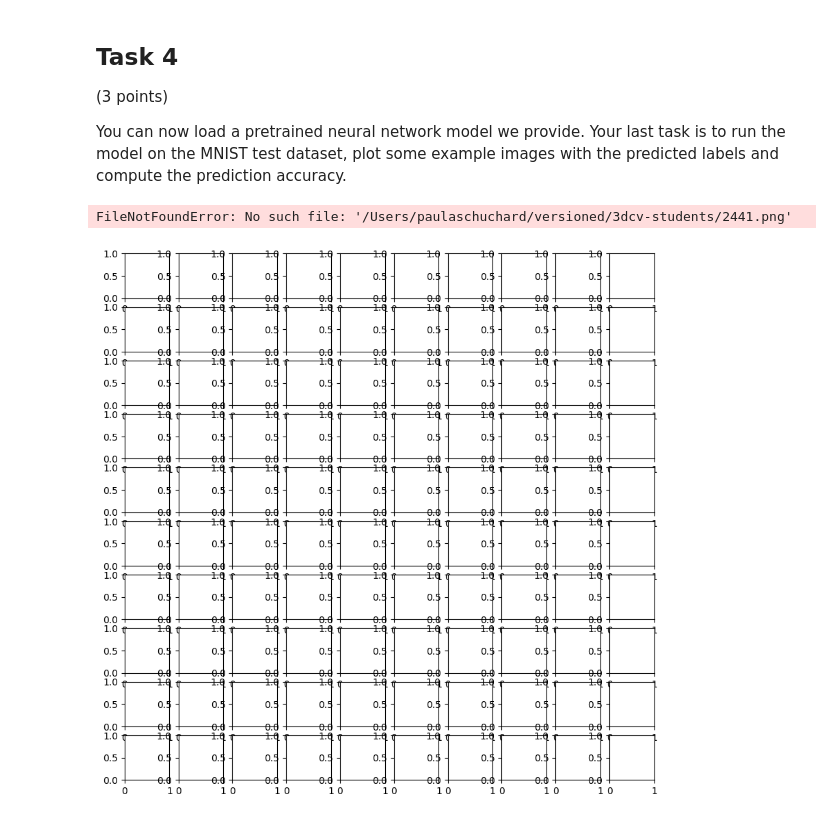
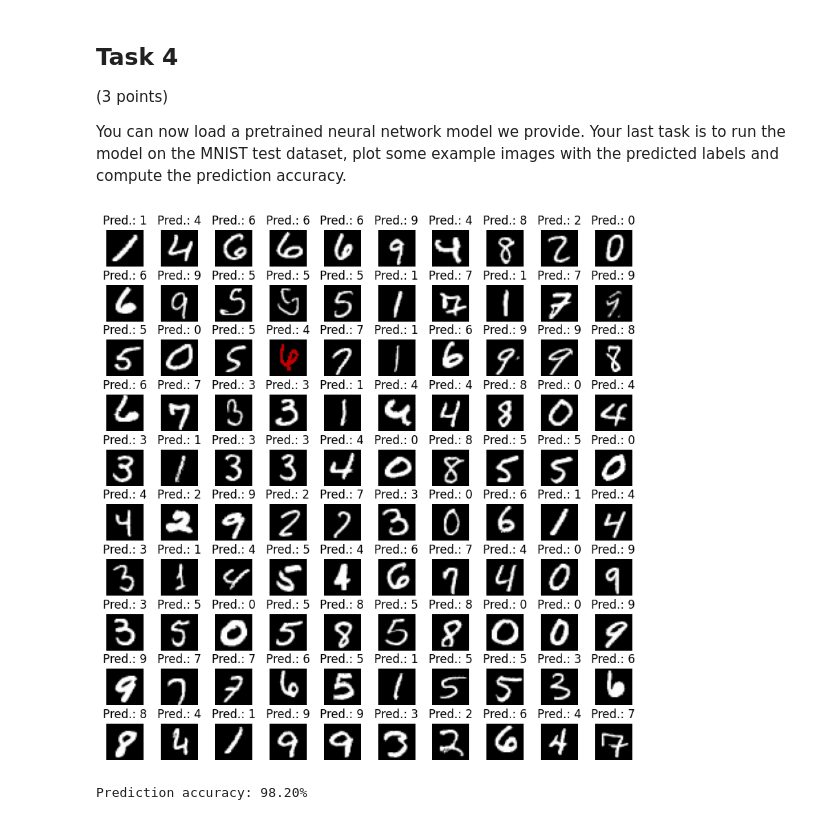
Before and after one commit to paulaschuchard/3dcv-students, a Jupyter notebook: 2.0-tl-pytorch.ipynb, the cells around one changed output. Cells and saved outputs as stored; diff of their text form; code cells hidden in the pictures.

```diff
--- a/2.0-tl-pytorch.ipynb
+++ b/2.0-tl-pytorch.ipynb
@@ -185,17 +185,15 @@ class MNIST:
 
         # TODO: create a list of all subdirectories (named like the classes)
         #       within the dataset root
-        self.subdir_paths = [os.path.join(root, str(i)) for i in range(10)]
+        subdir_paths = [os.path.join(root, str(i)) for i in range(10)]
 
         # TODO: create a list of paths to all images
         #       with the ground truth label
         self.image_paths = [
-            (i, file)
+            [i, os.path.join(subdir_paths[i], file)]
             for i in range(10)
-            for file in os.listdir(self.subdir_paths[i])
+            for file in os.listdir(subdir_paths[i])
         ]
-
-
 
     def __len__(self):
         """
@@ -219,8 +217,7 @@ class MNIST:
 
         # TODO: apply transforms to the image (if there are any)
         if self.transform:
-            self.transform(image)
-
+            image = self.transform(image)
 
         # TODO: return a tuple (transformed image, ground truth)
         return image, ground_truth
@@ -233,7 +230,7 @@ Your last task is to run the model on the MNIST test dataset, plot some example
 # %%
 def validate(model, data_loader):
     # TODO: Create a 10x10 grid of subplots
-    fig, axs = plt.subplots(10, 10, figsize=(10, 10))
+    fig, axs = plt.subplots(10, 10, figsize=(10, 10), gridspec_kw={'hspace': 0.5})
 
     model.eval()
     correct = 0 # count for correct predictions
@@ -243,61 +240,71 @@ def validate(model, data_loader):
             # TODO: unpack item into image and ground truth
             #       and run network on them
             image, ground_truth = item
-            print(image.shape, ground_truth)
-
-
 
             # TODO: get class with highest probability
-            predicted_label = torch.argmax(model(image))
+            predicted_label = torch.argmax(model(image), dim=1)
 
 
             # TODO: check if prediction is correct
             #       and add it to correct count
-            correct += (predicted_label == ground_truth)
+            correct += (predicted_label == ground_truth).item()
 
 
             # plot the first 100 images
             if i < 100:
-                ...
+
                 # TODO: compute position of ith image in the grid
+                row = i // 10
+                col = i % 10
 
 
                 # TODO: convert image tensor to numpy array
                 #       and normalize to [0, 1]
+                image = image.reshape(28,28).numpy()
+                image = (image - image.min()) / (image.max() - image.min())
 
 
                 # TODO: make wrongly predicted images red
-
+                if predicted_label != ground_truth:
+                    image[image > 0.1] = 0.5
+                    cmap = 'gist_heat'
+                else:
+                    cmap = 'gray'
 
                 # TODO: disable axis and show image
+                axs[row, col].axis('off')
+                axs[row, col].imshow(image, cmap=cmap, vmin=0, vmax=1)
 
 
                 # TODO: show the predicted class next to each image
+                axs[row, col].set_title(f"Pred.: {predicted_label.item()}")
 
 
             elif i == 100:
                 plt.show()
 
     # TODO: compute and print the prediction accuracy in percent
+    accuracy = correct / len(data_loader.dataset) * 100
+    print(f"Prediction accuracy: {accuracy:.2f}%")
 
 
 # create a DataLoader using the implemented MNIST dataset class
 data_loader = torch.utils.data.DataLoader(
     MNIST('data/mnist/testing',
     transform=transforms.Compose([
         transforms.ToTensor(),
         transforms.Normalize((0.1307,), (0.3081,))
     ])),
     batch_size=1, shuffle=True)
 
 # create the neural network
 model = Net()
 
 # load the statedict from 'models/mnist/simple_cnn.pt'
 model.load_state_dict(torch.load('models/mnist/simple_cnn.pt'))
 
 # validate the model
 validate(model, data_loader)
 # %% [output]
+[figure, new version]
-FileNotFoundError: No such file: '/Users/paulaschuchard/versioned/3dcv-students/2441.png'
+Prediction accuracy: 98.20%
-[figure, old version]
```
Also changed, not shown: parts of 1 cell of this notebook.
